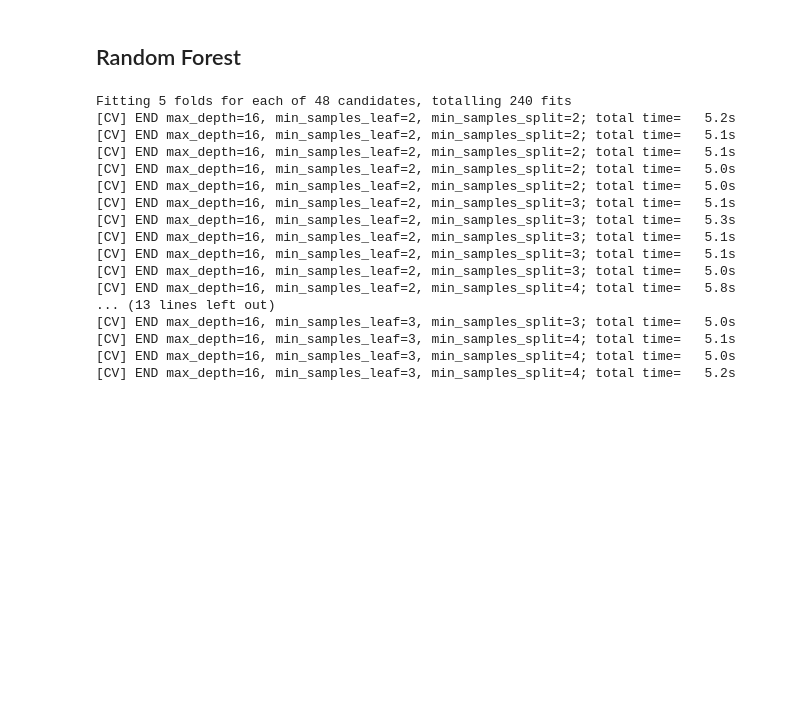
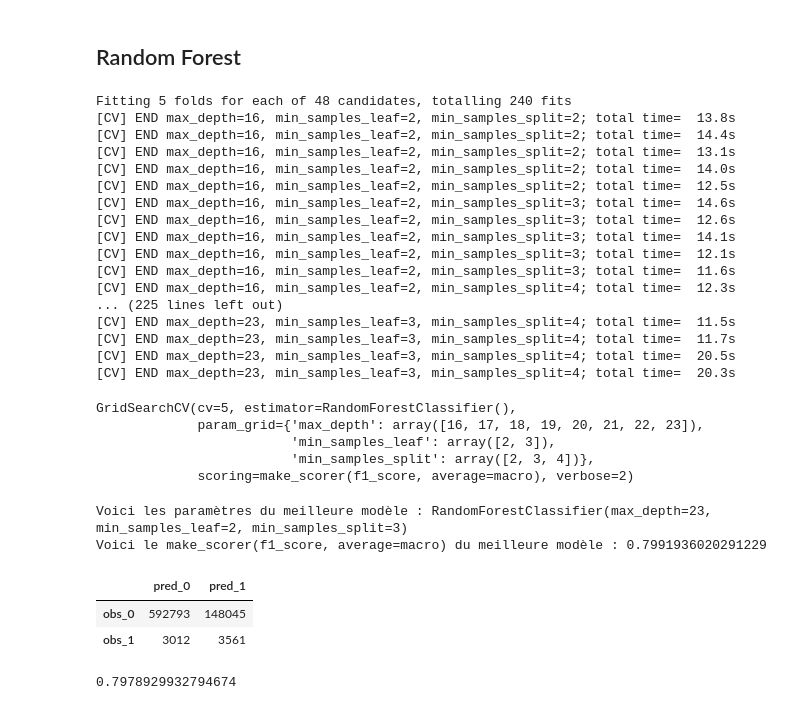
Before and after one commit to Rocksorr/FouilleDeDonneesMassives, a Jupyter notebook: Notebook.ipynb, the cells around one changed output. Saved outputs shown, nothing was run; the diff lists cells and outputs as text; code cells hidden in the pictures; blank space fills up the shorter version.

```diff
--- a/Notebook.ipynb
+++ b/Notebook.ipynb
@@ -109,7 +109,7 @@ X_test = test_df.drop(columns=["FlagImpaye","ZIBZIN","IDAvisAutorisationCheque",
 # %%
 from imblearn.under_sampling import RandomUnderSampler
 
-rus = RandomUnderSampler(sampling_strategy=1)
+rus = RandomUnderSampler(sampling_strategy=0.5)
 rus.fit(X_train, Y_train)
 X_train_resampled, Y_train_resampled = rus.fit_resample(X_train, Y_train)
 len(X_train_resampled)
@@ -170,0 +128,15 @@ f1_score : 0.4095438168820839
+# %%
+import numpy as np
+
+parameters = {'max_depth' : np.arange(start = 16, stop = 24, step = 1) ,
+              'min_samples_leaf' : np.arange(start = 2, stop = 4, step = 1),
+              'min_samples_split' : np.arange(start = 2, stop = 5, step = 1)}
+# %%
+model_arbre = DecisionTreeClassifier()
+f1 = make_scorer(f1_score , average='macro')
+model_arbre = GridSearchCV(model_arbre,
+                                  parameters,
+                                  scoring = f1,
+                                  verbose = 2,
+                                  cv = 5)
+model_arbre.fit(X_train_resampled, Y_train_resampled)
@@ -190,19 +217,50 @@ modele_foret = GridSearchCV(modele_foret,
 modele_foret.fit(X_train_resampled, Y_train_resampled)
 # %% [output]
 Fitting 5 folds for each of 48 candidates, totalling 240 fits
-[CV] END max_depth=16, min_samples_leaf=2, min_samples_split=2; total time=   5.2s
-[CV] END max_depth=16, min_samples_leaf=2, min_samples_split=2; total time=   5.1s
-[CV] END max_depth=16, min_samples_leaf=2, min_samples_split=2; total time=   5.1s
-[CV] END max_depth=16, min_samples_leaf=2, min_samples_split=2; total time=   5.0s
-[CV] END max_depth=16, min_samples_leaf=2, min_samples_split=2; total time=   5.0s
-[CV] END max_depth=16, min_samples_leaf=2, min_samples_split=3; total time=   5.1s
-[CV] END max_depth=16, min_samples_leaf=2, min_samples_split=3; total time=   5.3s
-[CV] END max_depth=16, min_samples_leaf=2, min_samples_split=3; total time=   5.1s
-[CV] END max_depth=16, min_samples_leaf=2, min_samples_split=3; total time=   5.1s
-[CV] END max_depth=16, min_samples_leaf=2, min_samples_split=3; total time=   5.0s
-[CV] END max_depth=16, min_samples_leaf=2, min_samples_split=4; total time=   5.8s
-... (13 lines left out)
-[CV] END max_depth=16, min_samples_leaf=3, min_samples_split=3; total time=   5.0s
-[CV] END max_depth=16, min_samples_leaf=3, min_samples_split=4; total time=   5.1s
-[CV] END max_depth=16, min_samples_leaf=3, min_samples_split=4; total time=   5.0s
-[CV] END max_depth=16, min_samples_leaf=3, min_samples_split=4; total time=   5.2s
+[CV] END max_depth=16, min_samples_leaf=2, min_samples_split=2; total time=  13.8s
+[CV] END max_depth=16, min_samples_leaf=2, min_samples_split=2; total time=  14.4s
+[CV] END max_depth=16, min_samples_leaf=2, min_samples_split=2; total time=  13.1s
+[CV] END max_depth=16, min_samples_leaf=2, min_samples_split=2; total time=  14.0s
+[CV] END max_depth=16, min_samples_leaf=2, min_samples_split=2; total time=  12.5s
+[CV] END max_depth=16, min_samples_leaf=2, min_samples_split=3; total time=  14.6s
+[CV] END max_depth=16, min_samples_leaf=2, min_samples_split=3; total time=  12.6s
+[CV] END max_depth=16, min_samples_leaf=2, min_samples_split=3; total time=  14.1s
+[CV] END max_depth=16, min_samples_leaf=2, min_samples_split=3; total time=  12.1s
+[CV] END max_depth=16, min_samples_leaf=2, min_samples_split=3; total time=  11.6s
+[CV] END max_depth=16, min_samples_leaf=2, min_samples_split=4; total time=  12.3s
+... (225 lines left out)
+[CV] END max_depth=23, min_samples_leaf=3, min_samples_split=4; total time=  11.5s
+[CV] END max_depth=23, min_samples_leaf=3, min_samples_split=4; total time=  11.7s
+[CV] END max_depth=23, min_samples_leaf=3, min_samples_split=4; total time=  20.5s
+[CV] END max_depth=23, min_samples_leaf=3, min_samples_split=4; total time=  20.3s
+GridSearchCV(cv=5, estimator=RandomForestClassifier(),
+             param_grid={'max_depth': array([16, 17, 18, 19, 20, 21, 22, 23]),
+                         'min_samples_leaf': array([2, 3]),
+                         'min_samples_split': array([2, 3, 4])},
+             scoring=make_scorer(f1_score, average=macro), verbose=2)
+# %%
+print("Voici les paramètres du meilleure modèle : " +
+      str(modele_foret.best_estimator_))
+print("Voici le "  + str(modele_foret.scorer_) +
+      " du meilleure modèle : " + str(modele_foret.best_score_))
+# %% [output]
+Voici les paramètres du meilleure modèle : RandomForestClassifier(max_depth=23, min_samples_leaf=2, min_samples_split=3)
+Voici le make_scorer(f1_score, average=macro) du meilleure modèle : 0.7991936020291229
+# %%
+Y_pred = modele_foret.predict(X_test)
+Y_pred_proba = modele_foret.predict_proba(X_test)
+from sklearn.metrics import confusion_matrix
+mc = pd.DataFrame(confusion_matrix(Y_test,Y_pred),
+                  columns=['pred_0','pred_1'],
+                  index=['obs_0','obs_1'])
+
+mc
+# %% [output]
+|  | pred_0 | pred_1 |
+| obs_0 | 592793 | 148045 |
+| obs_1 | 3012 | 3561 |
+# %%
+from sklearn.metrics import accuracy_score
+print(accuracy_score(Y_test,Y_pred))
+# %% [output]
+0.7978929932794674
```
Also changed, not shown: parts of 38 cells of this notebook.
